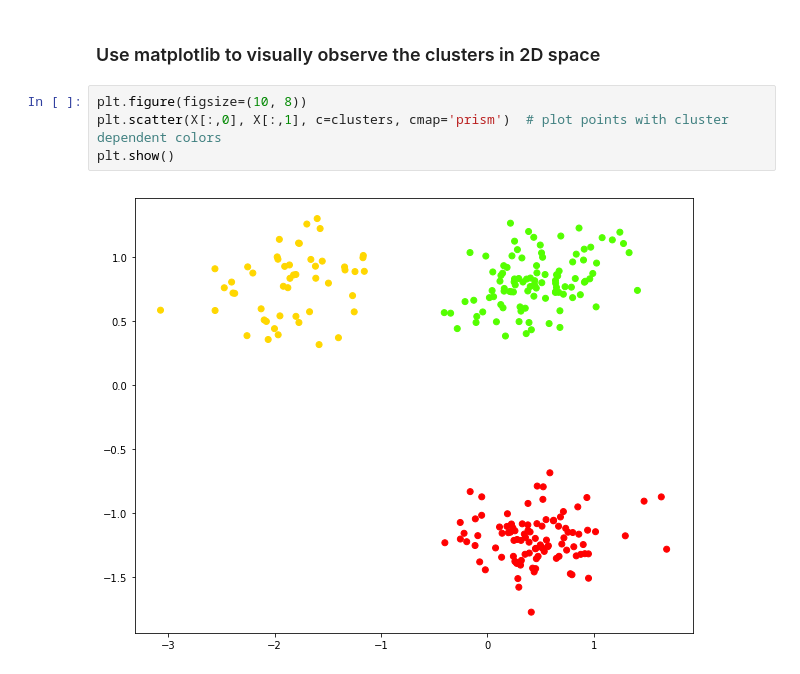
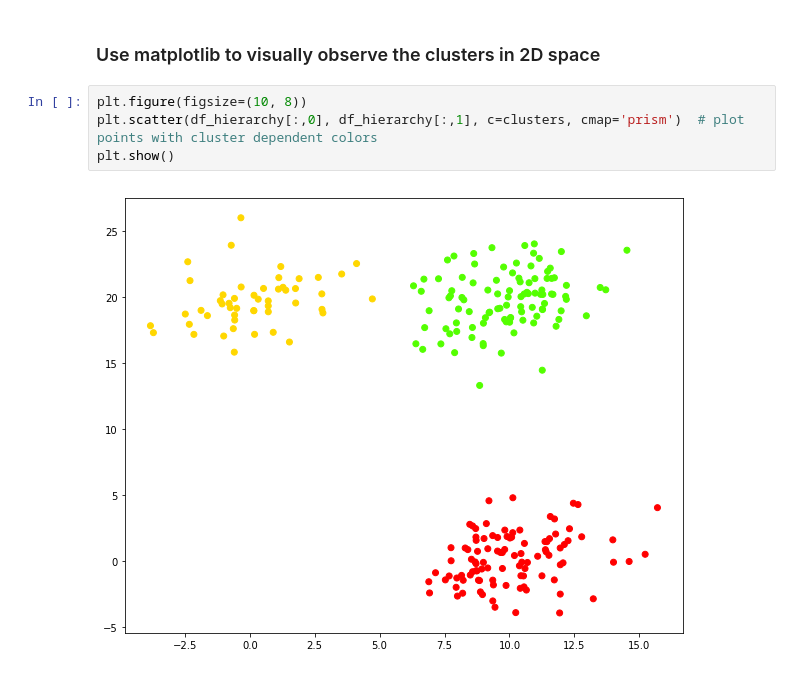
Before and after one commit to GreatLearningAIML1/pgp-aiml-pune-octbatch18-amitgaur1990, a Jupyter notebook: R5_Internal_Clustering.ipynb, the cells around one changed output. Saved outputs shown, nothing was run; the diff lists cells and outputs as text.

```diff
--- a/R5_Internal_Clustering.ipynb
+++ b/R5_Internal_Clustering.ipynb
@@ -272,7 +272,7 @@ array([1, 1, 1, 1, 1, 1, 1, 1, 1, 1, 1, 1, 1, 1, 1, 1, 1, 1, 1, 1, 1, 1,
 ### Use matplotlib to visually observe the clusters in 2D space
 # %%
 plt.figure(figsize=(10, 8))
-plt.scatter(X[:,0], X[:,1], c=clusters, cmap='prism')  # plot points with cluster dependent colors
+plt.scatter(df_hierarchy[:,0], df_hierarchy[:,1], c=clusters, cmap='prism')  # plot points with cluster dependent colors
 plt.show()
 # %% [output]
-[figure, old version]
+[figure, new version]
```
Also changed, not shown: parts of 9 cells of this notebook.
